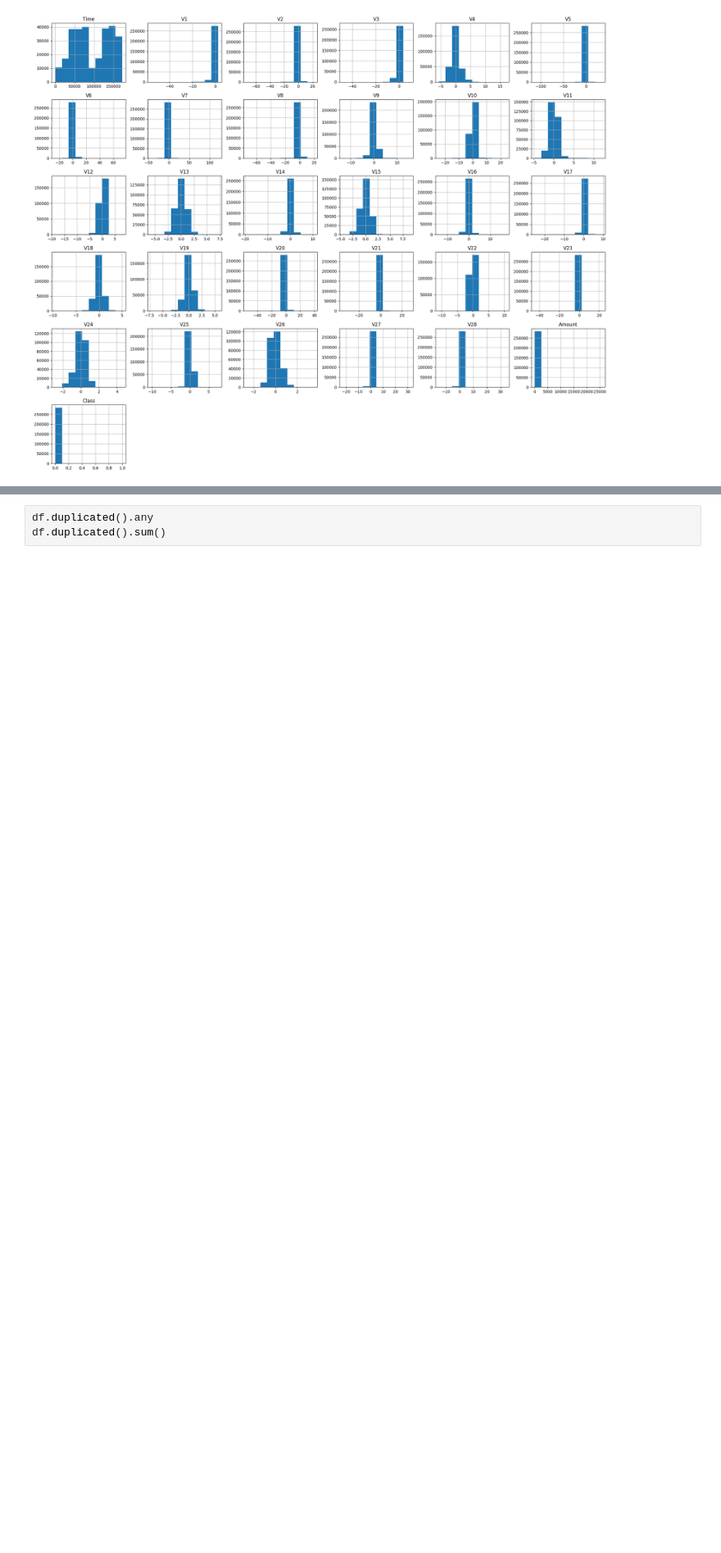
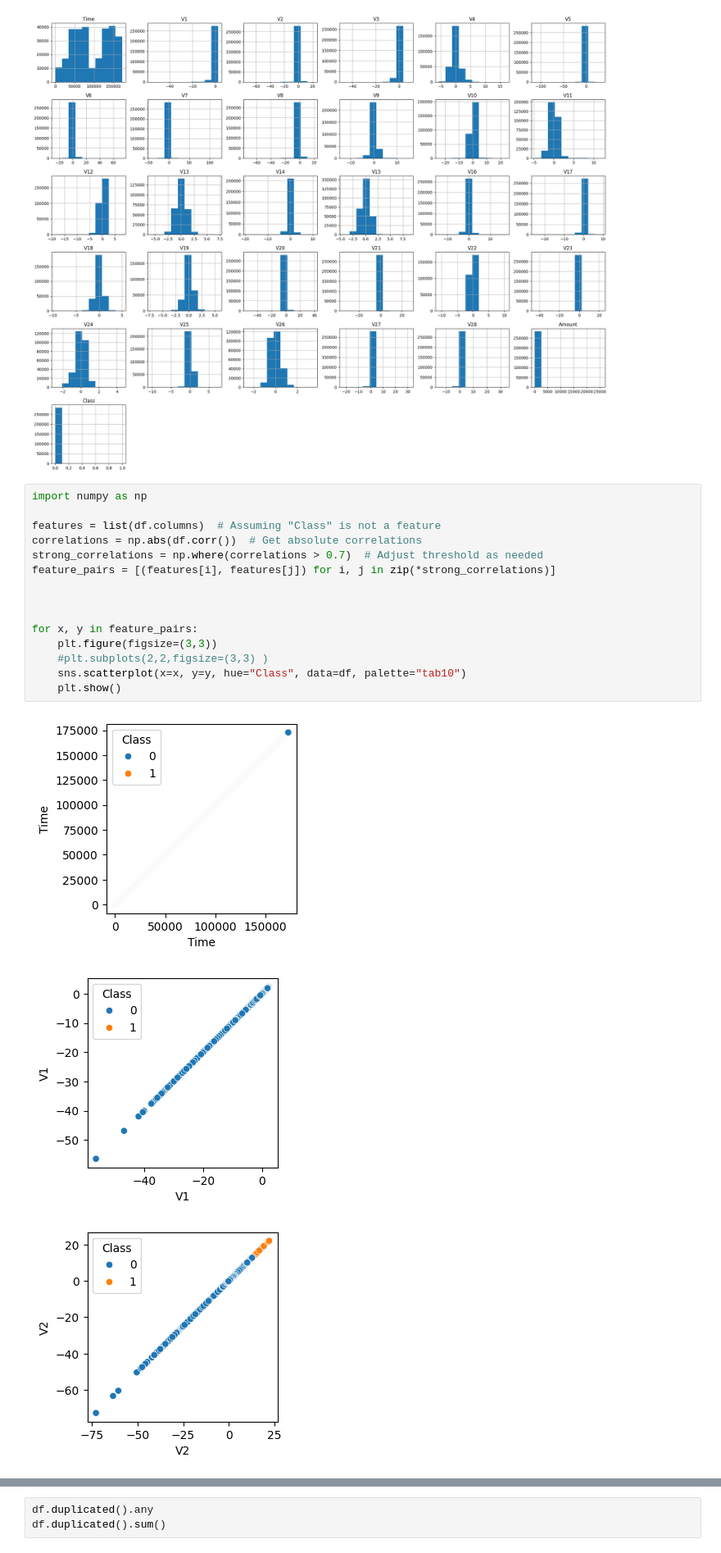
Before and after one commit to bsinha/LearningQC, a Jupyter notebook: FraudDetection_Classical_vs_Quantum.ipynb, the cells around one changed output, grey strips where cells are left out. Shown at 82% size. Drawn from its saved outputs; the diff is of its cells as text; blank space fills up the shorter version.

```diff
--- a/FraudDetection_Classical_vs_Quantum.ipynb
+++ b/FraudDetection_Classical_vs_Quantum.ipynb
@@ -194,3 +242,22 @@ df.hist(figsize=(25,20))
 plt.show()
 # %% [output]
 [figure]
+# %%
+import numpy as np
+
+features = list(df.columns)  # Assuming "Class" is not a feature
+correlations = np.abs(df.corr())  # Get absolute correlations
+strong_correlations = np.where(correlations > 0.7)  # Adjust threshold as needed
+feature_pairs = [(features[i], features[j]) for i, j in zip(*strong_correlations)]
+
+
+
+for x, y in feature_pairs:
+    plt.figure(figsize=(3,3))
+    #plt.subplots(2,2,figsize=(3,3) )
+    sns.scatterplot(x=x, y=y, hue="Class", data=df, palette="tab10")
+    plt.show()
+# %% [output]
+[figure, added]
+[figure, added]
+[figure, added]
```
Also changed, not shown: parts of 44 cells of this notebook.
